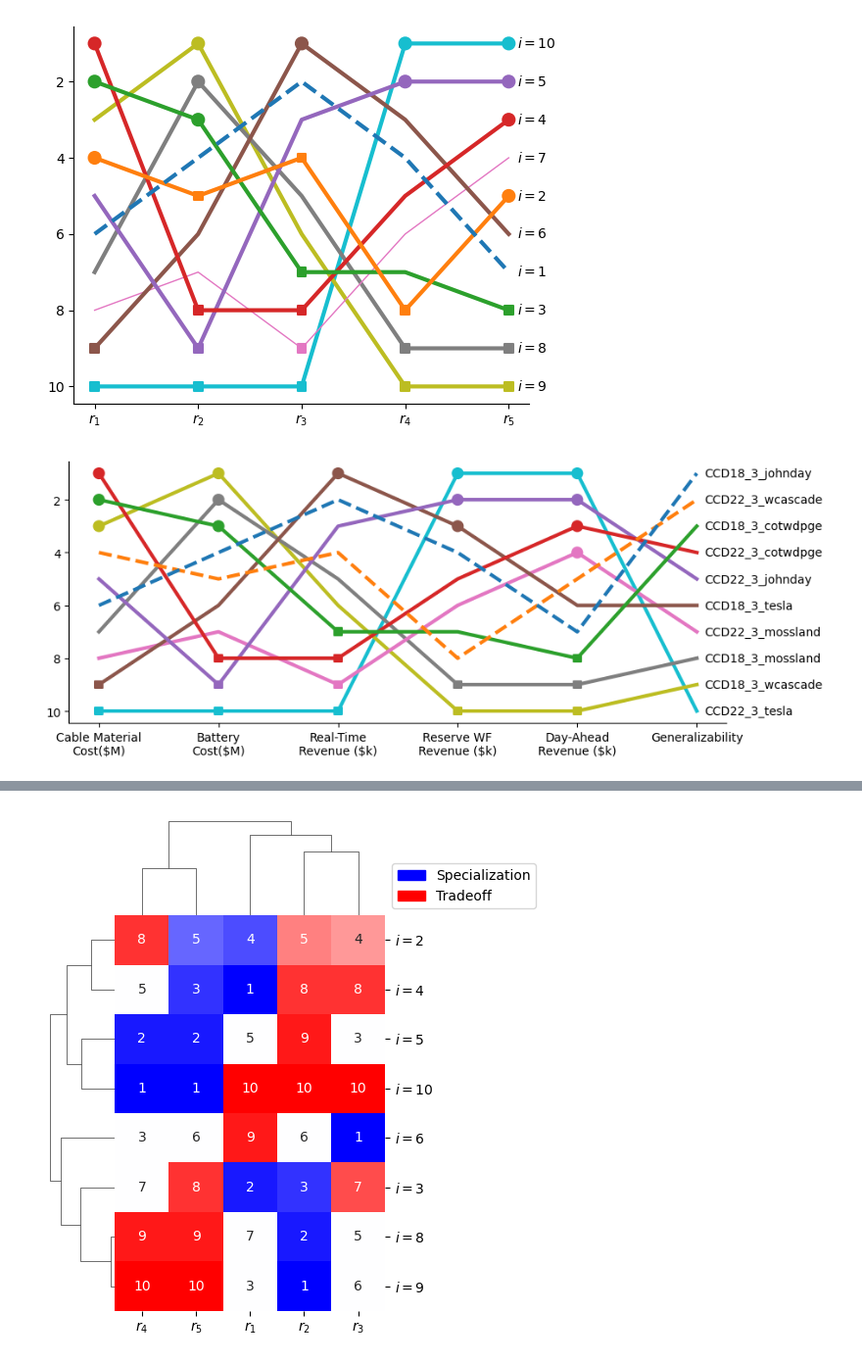
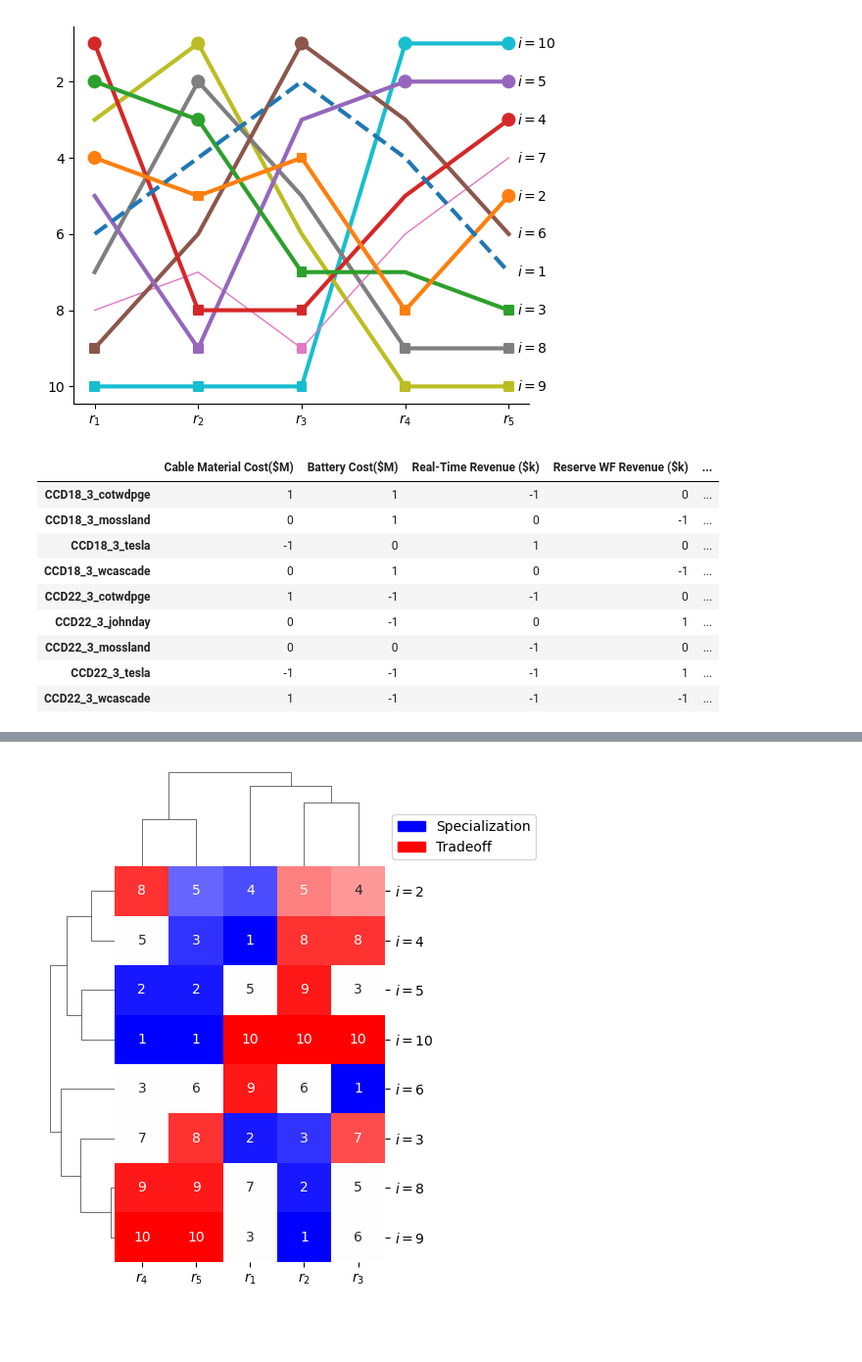
Before and after one commit to pnnl/pyMOODS, a Jupyter notebook: notebooks/Paper Figures.ipynb, the cells around one changed output, grey strips where cells are left out. Shown at 98% size. Cells and saved outputs as stored; diff of their text form; code cells hidden in the pictures; blank space fills up the shorter version.

```diff
--- a/notebooks/Paper Figures.ipynb
+++ b/notebooks/Paper Figures.ipynb
@@ -132,19 +135,16 @@ $i$ &  &  &  &  &  &  &  \\
 \end{tabular}
 [figure]
 [figure]
-# %%
-# we can also use the old threshold-based approach by specifying a k
-# If we do this, then any rank above all generalizers is considered a specializer
-
-self = create_tradeoff_lattice()
-
-k = 2
-
-plt.figure(figsize=(10, 4))
-self.plot_pcp(
-    x_labels=xlabels,
-    specialization=self.specialization_at_k(k),
-    generalizers=self.rank.index[:k],
-)
-# %% [output]
-[figure, removed]
+# %%
+self.specialization_and_tradeoff
+# %% [output]
+|  | Cable Material Cost($M) | Battery Cost($M) | Real-Time Revenue ($k) | Reserve WF Revenue ($k) | ... |
+| CCD18_3_cotwdpge | 1 | 1 | -1 | 0 | ... |
+| CCD18_3_mossland | 0 | 1 | 0 | -1 | ... |
+| CCD18_3_tesla | -1 | 0 | 1 | 0 | ... |
+| CCD18_3_wcascade | 0 | 1 | 0 | -1 | ... |
+| CCD22_3_cotwdpge | 1 | -1 | -1 | 0 | ... |
+| CCD22_3_johnday | 0 | -1 | 0 | 1 | ... |
+| CCD22_3_mossland | 0 | 0 | -1 | 0 | ... |
+| CCD22_3_tesla | -1 | -1 | -1 | 1 | ... |
+| CCD22_3_wcascade | 1 | -1 | -1 | -1 | ... |
```
Also changed, not shown: parts of 4 cells of this notebook.
